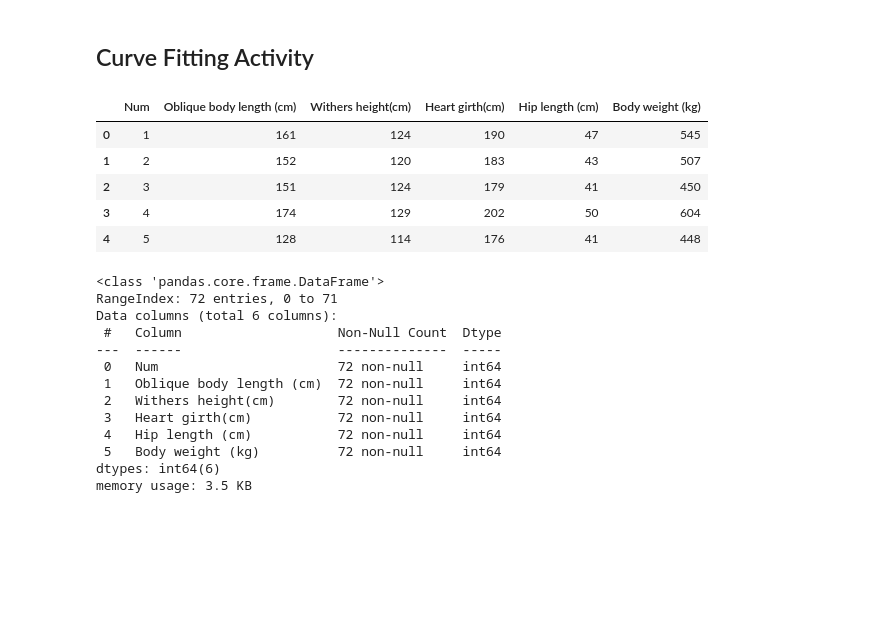
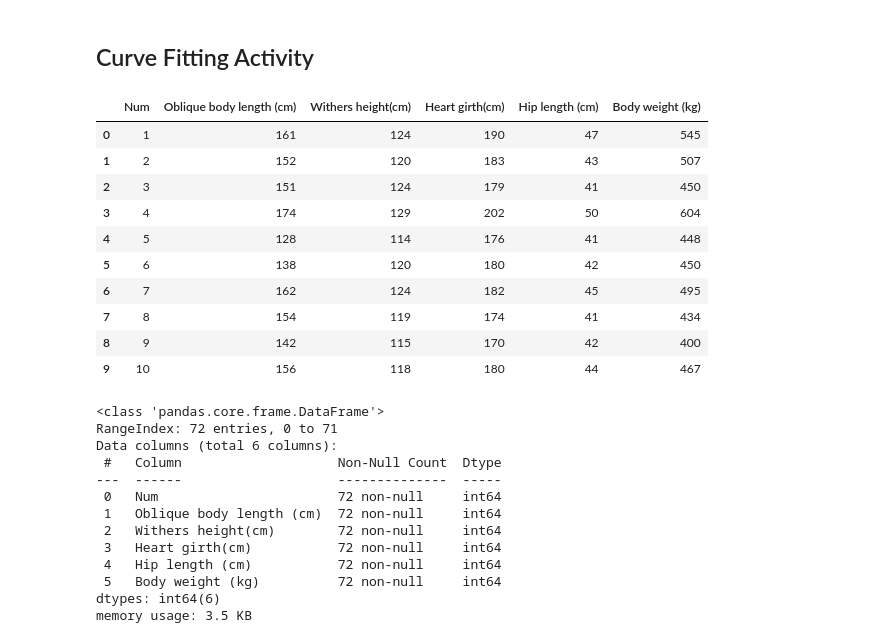
Before and after one commit to ji-chani/DS-dump, a Jupyter notebook: activity-curvefitting.ipynb, the cells around one changed output. Saved outputs shown, nothing was run; the diff lists cells and outputs as text; code cells hidden in the pictures; blank space fills up the shorter version.

```diff
--- a/activity-curvefitting.ipynb
+++ b/activity-curvefitting.ipynb
@@ -8,14 +8,19 @@ import math
 # %%
 # import dataset
 df = pd.read_excel('measurements.xlsx')
-df.head()
+df.head(10)
 # %% [output]
 |  | Num | Oblique body length (cm) | Withers height(cm) | Heart girth(cm) | Hip length (cm) | Body weight (kg) |
 | 0 | 1 | 161 | 124 | 190 | 47 | 545 |
 | 1 | 2 | 152 | 120 | 183 | 43 | 507 |
 | 2 | 3 | 151 | 124 | 179 | 41 | 450 |
 | 3 | 4 | 174 | 129 | 202 | 50 | 604 |
 | 4 | 5 | 128 | 114 | 176 | 41 | 448 |
+| 5 | 6 | 138 | 120 | 180 | 42 | 450 |
+| 6 | 7 | 162 | 124 | 182 | 45 | 495 |
+| 7 | 8 | 154 | 119 | 174 | 41 | 434 |
+| 8 | 9 | 142 | 115 | 170 | 42 | 400 |
+| 9 | 10 | 156 | 118 | 180 | 44 | 467 |
 # %%
 df.info()
 # %% [output]
```
Also changed, not shown: parts of 9 cells of this notebook.
